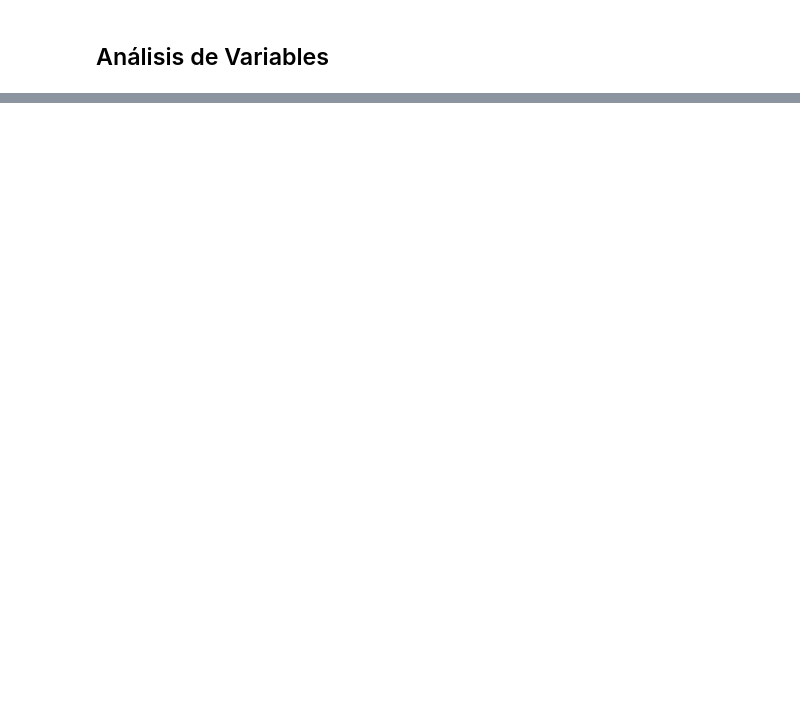
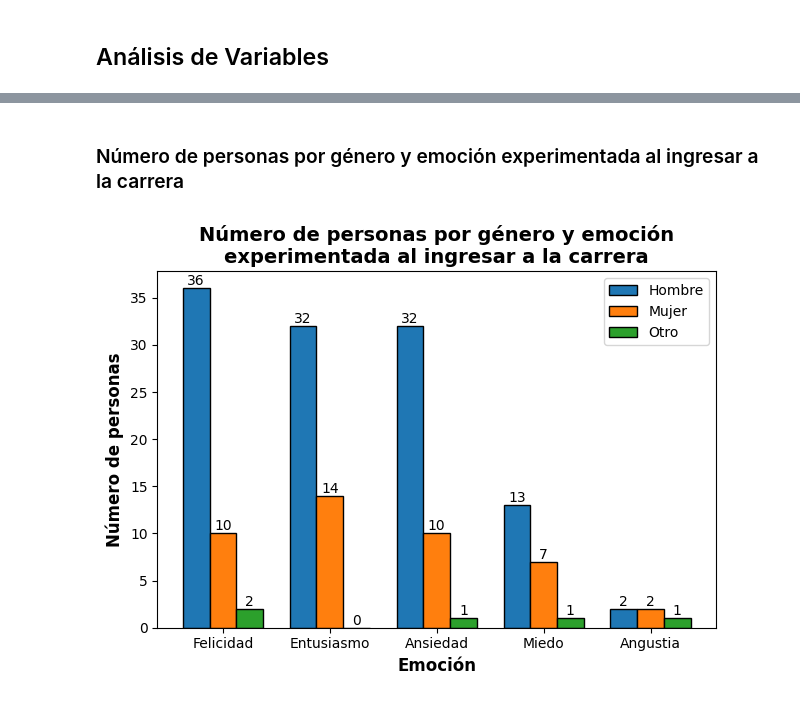
Before and after one commit to L4F7/Data_analysis_with_Python, a Jupyter notebook: survey_data_analysis.ipynb, the cells around one changed output, grey strips where cells are left out. Drawn from its saved outputs; the diff is of its cells as text; code cells hidden in the pictures; blank space fills up the shorter version.

```diff
--- a/survey_data_analysis.ipynb
+++ b/survey_data_analysis.ipynb
@@ -48,0 +126,79 @@ plt.show()
+# %% [markdown]
+### Número de personas por género y emoción experimentada al ingresar a la carrera
+# %%
+# Define the columns that will be used to get the number of people that answered the survey by emotional response to being accepted by gender
+emotional_response_col = '¿Cuál fue su emoción al ingresar a la carrera?'
+gender_col = 'Género'
+
+# Get all the possible values for the emotional response column, each column can have multiple values
+# emotional_responses = data[emotional_response_col].str.split(',').explode().dropna()
+
+# Primary emotions that will be used to group the emotional responses by gender
+happiness = 'Felicidad'
+enthusiasm = 'Entusiasmo'
+anxiety = 'Ansiedad'
+fear = 'Miedo'
+distress = 'Angustia'
+
+# Get the number of males that answered the survey by emotional response to being accepted
+
+# Función 7 = str.contains
+#Utilizada para poder extraer los datos del género especificado que presente la emoción planteada
+
+#Función 8 = .shape
+#Genera un conteo de la cantidad de filas que cumplen con la emoción y género planteado
+happy_males = data[(data[gender_col] == 'Hombre') & (data[emotional_response_col].str.contains(happiness, na=False))].shape[0]
+enthusiastic_males = data[(data[gender_col] == 'Hombre') & (data[emotional_response_col].str.contains(enthusiasm, na=False))].shape[0]
+anxious_males = data[(data[gender_col] == 'Hombre') & (data[emotional_response_col].str.contains(enthusiasm, na=False))].shape[0]
+fearful_males = data[(data[gender_col] == 'Hombre') & (data[emotional_response_col].str.contains(fear, na=False))].shape[0]
+distressed_males = data[(data[gender_col] == 'Hombre') & (data[emotional_response_col].str.contains(distress, na=False))].shape[0]
+
+# Get the number of females that answered the survey by emotional response to being accepted
+happy_females = data[(data[gender_col] == 'Mujer') & (data[emotional_response_col].str.contains(happiness, na=False))].shape[0]
+enthusiastic_females = data[(data[gender_col] == 'Mujer') & (data[emotional_response_col].str.contains(enthusiasm, na=False))].shape[0]
+anxious_females = data[(data[gender_col] == 'Mujer') & (data[emotional_response_col].str.contains(anxiety, na=False))].shape[0]
+fearful_females = data[(data[gender_col] == 'Mujer') & (data[emotional_response_col].str.contains(fear, na=False))].shape[0]
+distressed_females = data[(data[gender_col] == 'Mujer') & (data[emotional_response_col].str.contains(distress, na=False))].shape[0]
+
+# Get the number of remaining genders that answered the survey by emotional response to being accepted
+happy_others = data[(data[gender_col] != 'Mujer') & (data[gender_col] != 'Hombre') & (data[emotional_response_col].str.contains(happiness, na=False))].shape[0]
+enthusiastic_others = data[(data[gender_col] != 'Mujer') & (data[gender_col] != 'Hombre') & (data[emotional_response_col].str.contains(enthusiasm, na=False))].shape[0]
+anxious_others = data[(data[gender_col] != 'Mujer') & (data[gender_col] != 'Hombre') & (data[emotional_response_col].str.contains(anxiety, na=False))].shape[0]
+fearful_others = data[(data[gender_col] != 'Mujer') & (data[gender_col] != 'Hombre') & (data[emotional_response_col].str.contains(fear, na=False))].shape[0]
+distressed_others = data[(data[gender_col] != 'Mujer') & (data[gender_col] != 'Hombre') & (data[emotional_response_col].str.contains(distress, na=False))].shape[0]
+
+# Get the counts for each emotional response by gender
+male_counts = [happy_males, enthusiastic_males, anxious_males, fearful_males, distressed_males]
+female_counts = [happy_females, enthusiastic_females, anxious_females, fearful_females, distressed_females]
+other_counts = [happy_others, enthusiastic_others, anxious_others, fearful_others, distressed_others]
+
+# Define the labels for the emotional responses
+emotional_labels = ['Felicidad', 'Entusiasmo', 'Ansiedad', 'Miedo', 'Angustia']
+
+# Define the index for the bars
+index = np.arange(len(emotional_labels))
+
+# Define the width of each bar
+bar_width = 0.25
+
+# Plotting the bars
+first_bar = plt.bar(index - bar_width, male_counts, bar_width, label='Hombre', edgecolor='black')
+second_bar = plt.bar(index, female_counts, bar_width, label='Mujer', edgecolor='black')
+third_bar = plt.bar(index + bar_width, other_counts, bar_width, label='Otro', edgecolor='black')
+
+plt.bar_label(first_bar)
+plt.bar_label(second_bar)
+plt.bar_label(third_bar)
+
+
+# Adding labels, title, and legend
+plt.xlabel('Emoción', fontsize=12, fontweight='bold')
+plt.ylabel('Número de personas', fontsize=12, fontweight='bold')
+plt.title('Número de personas por género y emoción\nexperimentada al ingresar a la carrera', fontsize=14, fontweight='bold')
+plt.xticks(index, emotional_labels)
+plt.legend()
+plt.tight_layout()
+#plt.savefig('results/emotional_response_by_gender.png', bbox_inches='tight')
+plt.show()
+# %% [output]
+[figure, added]
```
Also changed, not shown: parts of 17 cells of this notebook.
